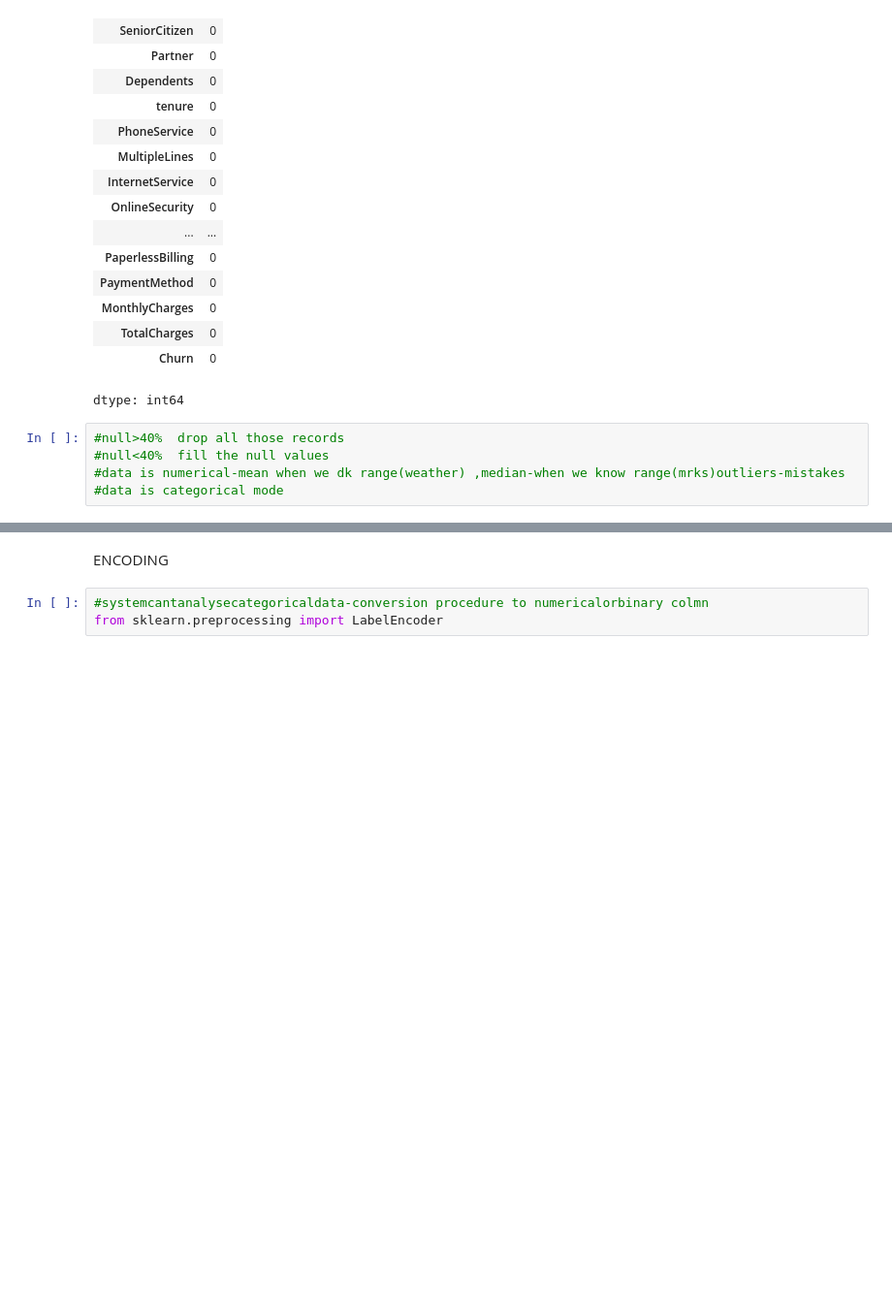
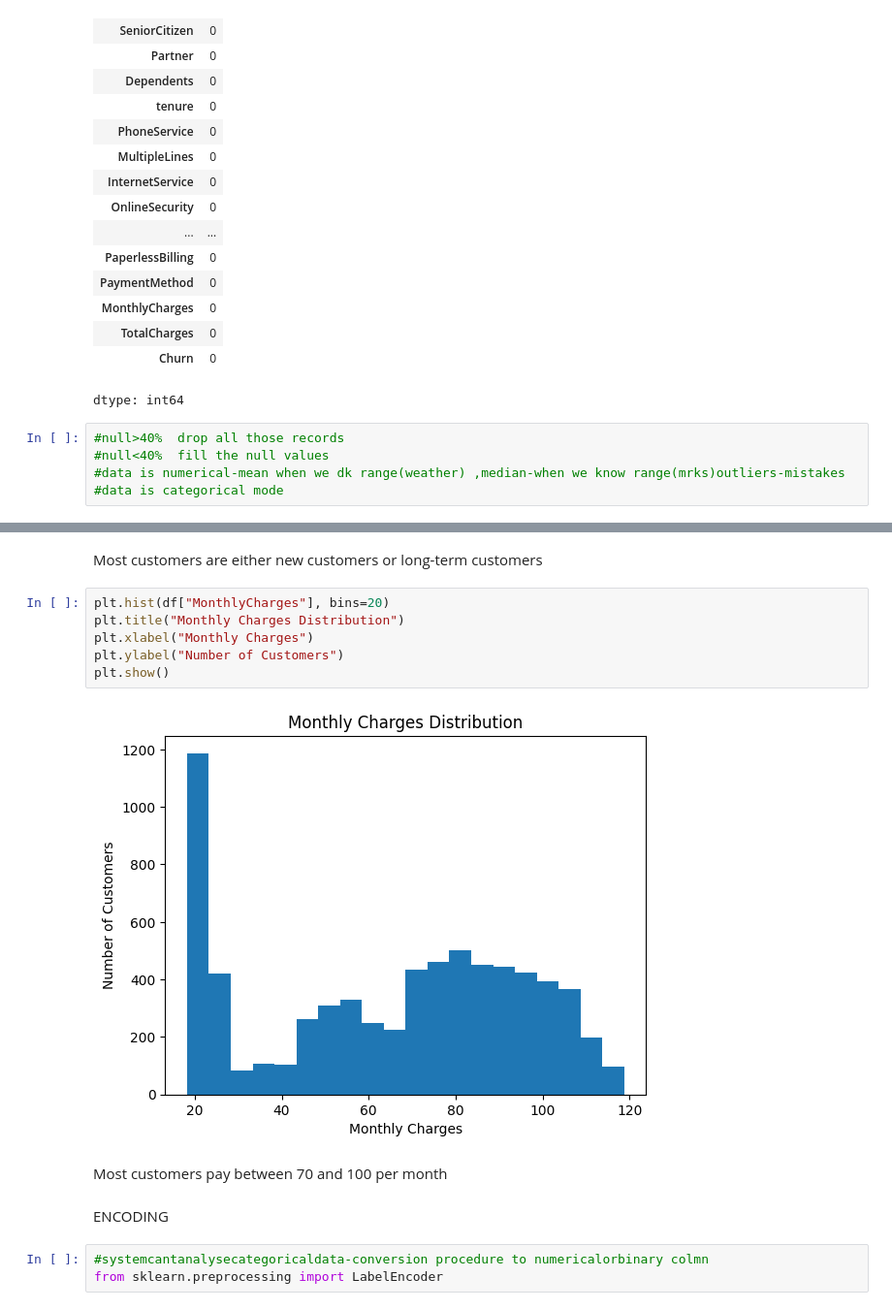
Before and after one commit to csmuthulakshmi/PixelBot, a Jupyter notebook: MuthulakhsmiMCustomerchurnpredictionusingscikitlearn9.ipynb, the cells around one changed output, grey strips where cells are left out. Shown at 97% size. Drawn from its saved outputs; the diff is of its cells as text; blank space fills up the shorter version.

```diff
--- a/MuthulakhsmiMCustomerchurnpredictionusingscikitlearn9.ipynb
+++ b/MuthulakhsmiMCustomerchurnpredictionusingscikitlearn9.ipynb
@@ -135,3 +164,15 @@ dtype: int64
+# %% [markdown]
+Most customers are either new customers  or long-term customers
+# %%
+plt.hist(df["MonthlyCharges"], bins=20)
+plt.title("Monthly Charges Distribution")
+plt.xlabel("Monthly Charges")
+plt.ylabel("Number of Customers")
+plt.show()
+# %% [output]
+[figure, added]
+# %% [markdown]
+Most customers pay between 70 and 100 per month
 # %% [markdown]
 ENCODING
 # %%
```
Also changed, not shown: parts of 8 cells of this notebook.
